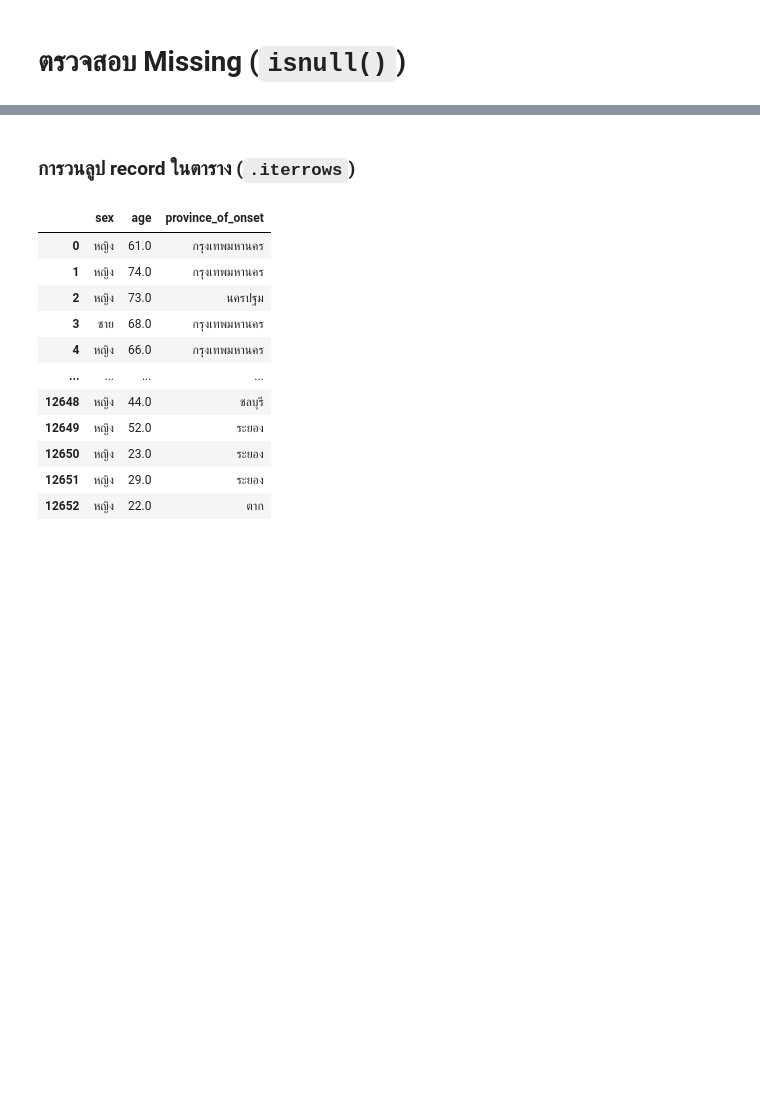
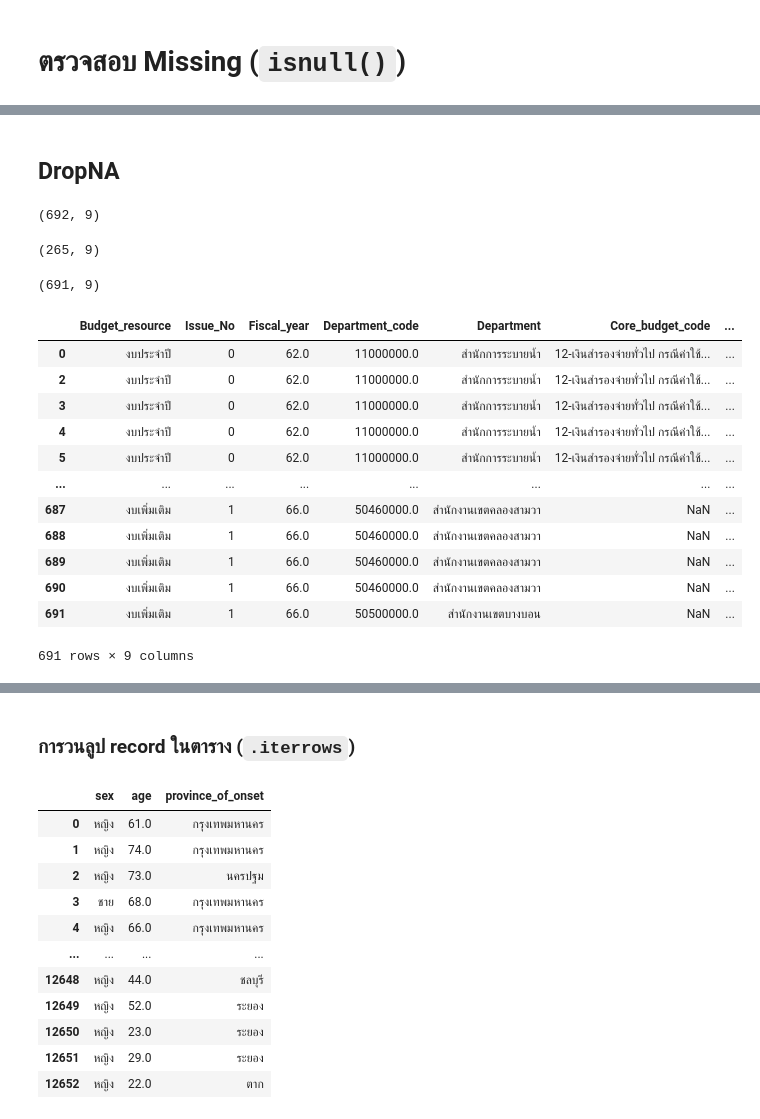
Before and after one commit to Tawanss/Peyton-data-viz, a Jupyter notebook: Pandas101.ipynb, the cells around one changed output, grey strips where cells are left out. Cells and saved outputs as stored; diff of their text form; code cells hidden in the pictures; blank space fills up the shorter version.

```diff
--- a/Pandas101.ipynb
+++ b/Pandas101.ipynb
@@ -1084,0 +317,30 @@ dtype: bool
+# %% [markdown]
+## DropNA
+# %%
+data1.shape
+# %% [output]
+(692, 9)
+# %%
+data1.dropna().shape
+# %% [output]
+(265, 9)
+# %%
+data1.dropna(subset=['Fiscal_year']).shape
+# %% [output]
+(691, 9)
+# %%
+data1.dropna(subset=['Fiscal_year'])
+# %% [output]
+|  | Budget_resource | Issue_No | Fiscal_year | Department_code | Department | Core_budget_code | ... |
+| 0 | งบประจำปี | 0 | 62.0 | 11000000.0 | สำนักการระบายน้ำ | 12-เงินสำรองจ่ายทั่วไป กรณีค่าใช้... | ... |
+| 2 | งบประจำปี | 0 | 62.0 | 11000000.0 | สำนักการระบายน้ำ | 12-เงินสำรองจ่ายทั่วไป กรณีค่าใช้... | ... |
+| 3 | งบประจำปี | 0 | 62.0 | 11000000.0 | สำนักการระบายน้ำ | 12-เงินสำรองจ่ายทั่วไป กรณีค่าใช้... | ... |
+| 4 | งบประจำปี | 0 | 62.0 | 11000000.0 | สำนักการระบายน้ำ | 12-เงินสำรองจ่ายทั่วไป กรณีค่าใช้... | ... |
+| 5 | งบประจำปี | 0 | 62.0 | 11000000.0 | สำนักการระบายน้ำ | 12-เงินสำรองจ่ายทั่วไป กรณีค่าใช้... | ... |
+| ... | ... | ... | ... | ... | ... | ... | ... |
+| 687 | งบเพิ่มเติม | 1 | 66.0 | 50460000.0 | สำนักงานเขตคลองสามวา | NaN | ... |
+| 688 | งบเพิ่มเติม | 1 | 66.0 | 50460000.0 | สำนักงานเขตคลองสามวา | NaN | ... |
+| 689 | งบเพิ่มเติม | 1 | 66.0 | 50460000.0 | สำนักงานเขตคลองสามวา | NaN | ... |
+| 690 | งบเพิ่มเติม | 1 | 66.0 | 50460000.0 | สำนักงานเขตคลองสามวา | NaN | ... |
+| 691 | งบเพิ่มเติม | 1 | 66.0 | 50500000.0 | สำนักงานเขตบางบอน | NaN | ... |
+691 rows × 9 columns
```
Also changed, not shown: parts of 172 cells of this notebook.
